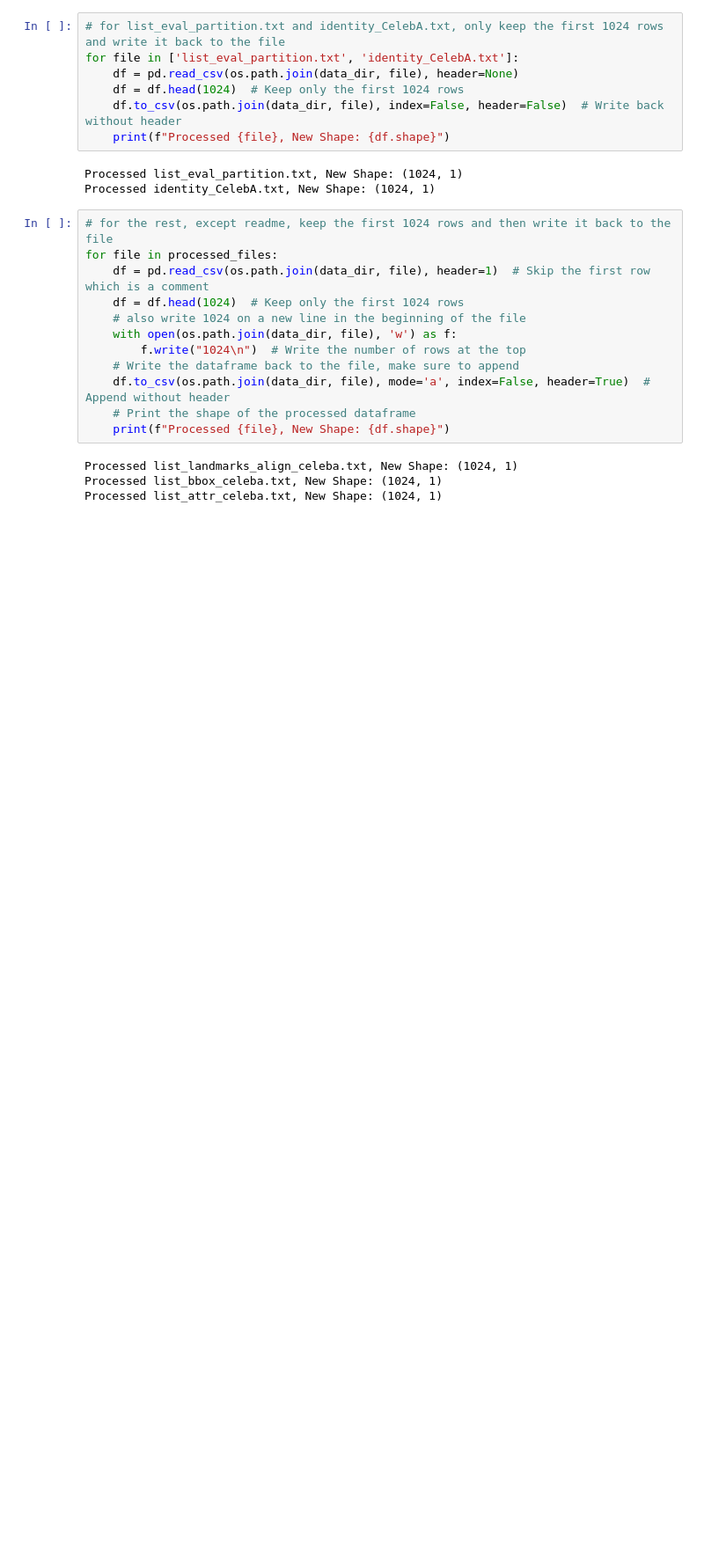
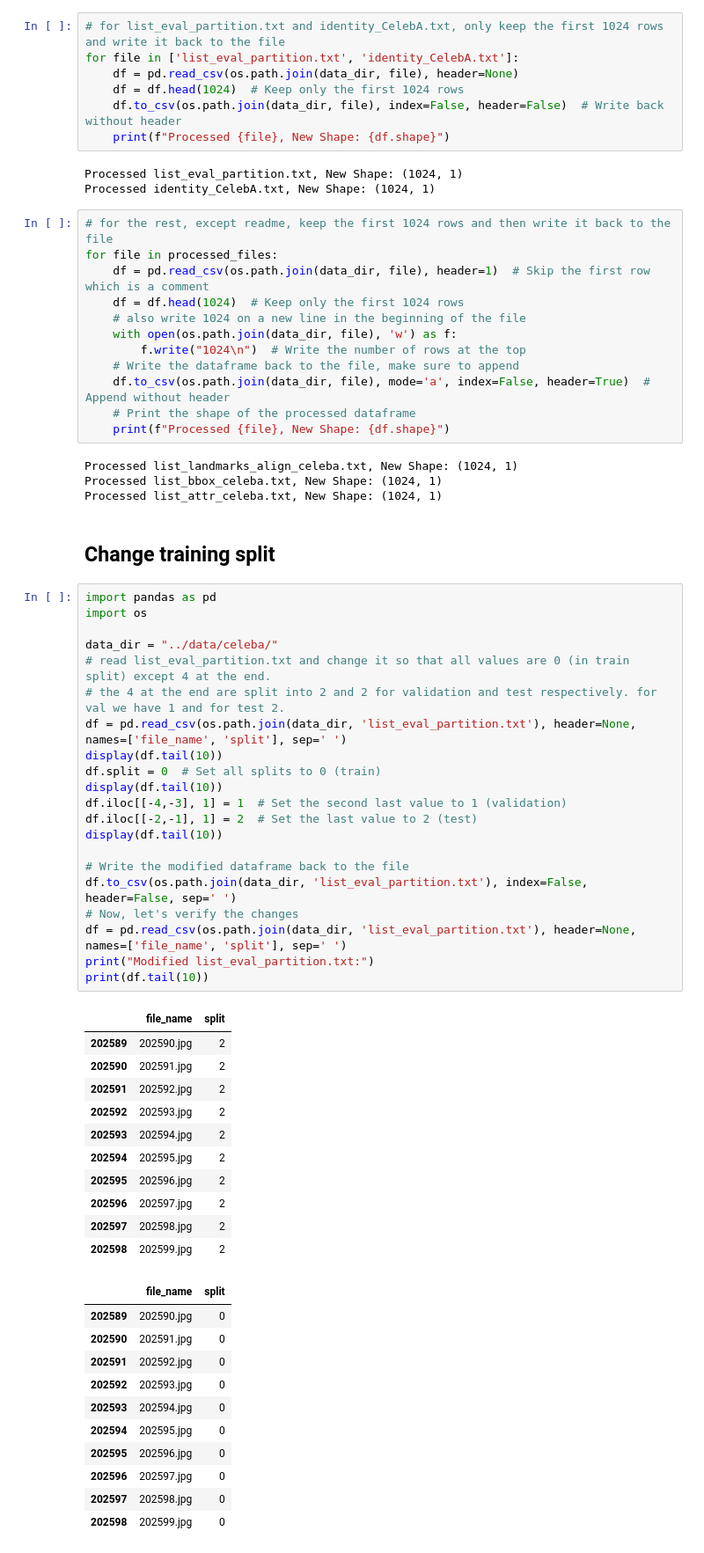
Before and after one commit to Kwartzl8/RIN, a Jupyter notebook: notebooks/test_celeb_datamodule.ipynb, the cells around one changed output. Shown: that part at 88% size. Cells and saved outputs as stored; diff of their text form; blank space fills up the shorter version.

```diff
--- a/notebooks/test_celeb_datamodule.ipynb
+++ b/notebooks/test_celeb_datamodule.ipynb
@@ -175,3 +175,49 @@ for file in processed_files:
 Processed list_landmarks_align_celeba.txt, New Shape: (1024, 1)
 Processed list_bbox_celeba.txt, New Shape: (1024, 1)
 Processed list_attr_celeba.txt, New Shape: (1024, 1)
+# %% [markdown]
+## Change training split
+# %%
+import pandas as pd
+import os
+
+data_dir = "../data/celeba/"
+# read list_eval_partition.txt and change it so that all values are 0 (in train split) except 4 at the end.
+# the 4 at the end are split into 2 and 2 for validation and test respectively. for val we have 1 and for test 2.
+df = pd.read_csv(os.path.join(data_dir, 'list_eval_partition.txt'), header=None, names=['file_name', 'split'], sep=' ')
+display(df.tail(10))
+df.split = 0  # Set all splits to 0 (train)
+display(df.tail(10))
+df.iloc[[-4,-3], 1] = 1  # Set the second last value to 1 (validation)
+df.iloc[[-2,-1], 1] = 2  # Set the last value to 2 (test)
+display(df.tail(10))
+
+# Write the modified dataframe back to the file
+df.to_csv(os.path.join(data_dir, 'list_eval_partition.txt'), index=False, header=False, sep=' ')
+# Now, let's verify the changes
+df = pd.read_csv(os.path.join(data_dir, 'list_eval_partition.txt'), header=None, names=['file_name', 'split'], sep=' ')
+print("Modified list_eval_partition.txt:")
+print(df.tail(10))
+# %% [output]
+|  | file_name | split |
+| 202589 | 202590.jpg | 2 |
+| 202590 | 202591.jpg | 2 |
+| 202591 | 202592.jpg | 2 |
+| 202592 | 202593.jpg | 2 |
+| 202593 | 202594.jpg | 2 |
+| 202594 | 202595.jpg | 2 |
+| 202595 | 202596.jpg | 2 |
+| 202596 | 202597.jpg | 2 |
+| 202597 | 202598.jpg | 2 |
+| 202598 | 202599.jpg | 2 |
+|  | file_name | split |
+| 202589 | 202590.jpg | 0 |
+| 202590 | 202591.jpg | 0 |
+| 202591 | 202592.jpg | 0 |
+| 202592 | 202593.jpg | 0 |
+| 202593 | 202594.jpg | 0 |
+| 202594 | 202595.jpg | 0 |
+| 202595 | 202596.jpg | 0 |
+| 202596 | 202597.jpg | 0 |
+| 202597 | 202598.jpg | 0 |
+| 202598 | 202599.jpg | 0 |
```
Also changed, not shown: parts of 1 cell of this notebook, 8 other files.
